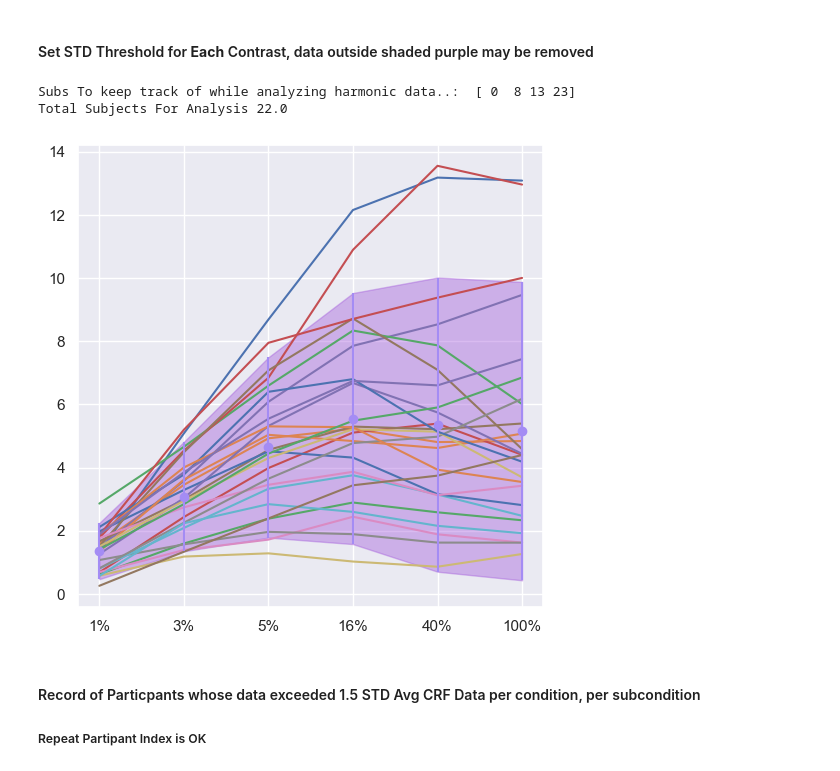
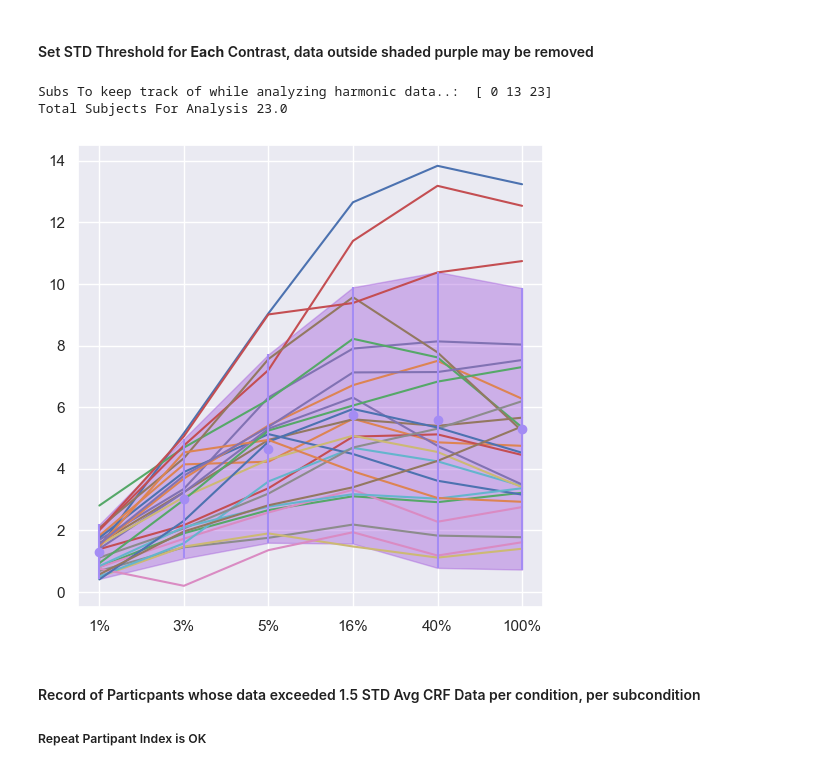
Before and after one commit to PatriciaNL/LTP_analysis, a Jupyter notebook: PythonScripts/ProcessingPipeline/GrandCRFAvgData.ipynb, the cells around one changed output. Cells and saved outputs as stored; diff of their text form; code cells hidden in the pictures.

```diff
--- a/PythonScripts/ProcessingPipeline/GrandCRFAvgData.ipynb
+++ b/PythonScripts/ProcessingPipeline/GrandCRFAvgData.ipynb
@@ -192,40 +192,40 @@ for i in range(int(NumSess[cond])):
 # %% [markdown]
 #### Set STD Threshold for **Each** Contrast, data outside shaded purple may be removed
 # %%
-SubSetData = np.array([CndDict[cond][i][:6, 0] for i in range(int(NumSess[cond]))]) # pick one harmonic / condition of data
+SubSetData = np.array([CndDict[cond][i][:6, 1] for i in range(int(NumSess[cond]))]) # pick one harmonic / condition of data
 AvgPerContrast = np.mean(SubSetData, axis = 0) # find mean per contrast
 StdPerContrast = np.std(SubSetData, axis = 0) # find std per contrast
 StdThreshold = 1.5 * StdPerContrast # set threshold for each contrast
 
 # plot figure
 fig,axs = plt.subplots(figsize = (6,6))
 for row in range(int(NumSess[cond])):
     plt.plot(SubSetData[row,:]) # plot contrast response functions
 plt.xticks(ticks = np.arange(NumBins),labels = contrast_labs)
 #plt.hlines(0, xmin = 0, xmax = 5, color = 'black')
 ## plot + fill std window
 plt.errorbar(np.arange(NumBins),AvgPerContrast,yerr = StdThreshold,fmt='o', color = cp1[6]) # plot std field within bounds
 plt.fill_between(np.arange(NumBins), AvgPerContrast - StdThreshold, AvgPerContrast + StdThreshold, color=cp2[6], alpha=0.4)
 
 MaxOutTheshCount = np.zeros((len(sub_ind),1)) # score count for response above threshold
 for SubInd in range(len(sub_ind)):
     score = np.zeros((NumBins),dtype = bool)
     CRFunc_In = SubSetData[SubInd,:]
     # if response is above or below set thresh, add +1 to score
     score[CRFunc_In > (AvgPerContrast + StdThreshold)] = True
     score[CRFunc_In < (AvgPerContrast - StdThreshold)] = True
     MaxOutTheshCount[SubInd] = np.sum(score)
 ExcludeSubsPos = np.where(MaxOutTheshCount > 2)[0] # if response was excessive for 2 contrasts, exclude subj
 print(f'Subs To keep track of while analyzing harmonic data..:  {ExcludeSubsPos}')
 NoisySubNames = (sub_ind[ExcludeSubsPos]) # subjects file label
 
 GoodSubs = np.ones((int(len(SubList[cond])))) # bool to exclude from analysis
 GoodSubs[ExcludeSubsPos] = 0
 print(f'Total Subjects For Analysis {sum(GoodSubs)}')
 # %% [output]
-Subs To keep track of while analyzing harmonic data..:  [ 0  8 13 23]
-Total Subjects For Analysis 22.0
+Subs To keep track of while analyzing harmonic data..:  [ 0 13 23]
+Total Subjects For Analysis 23.0
-[figure, old version]
+[figure, new version]
 # %% [markdown]
 #### Record of Particpants whose data exceeded 1.5 STD Avg CRF Data per condition, per subcondition
 ##### Repeat Partipant Index is OK
```
Also changed, not shown: parts of 7 cells of this notebook.
